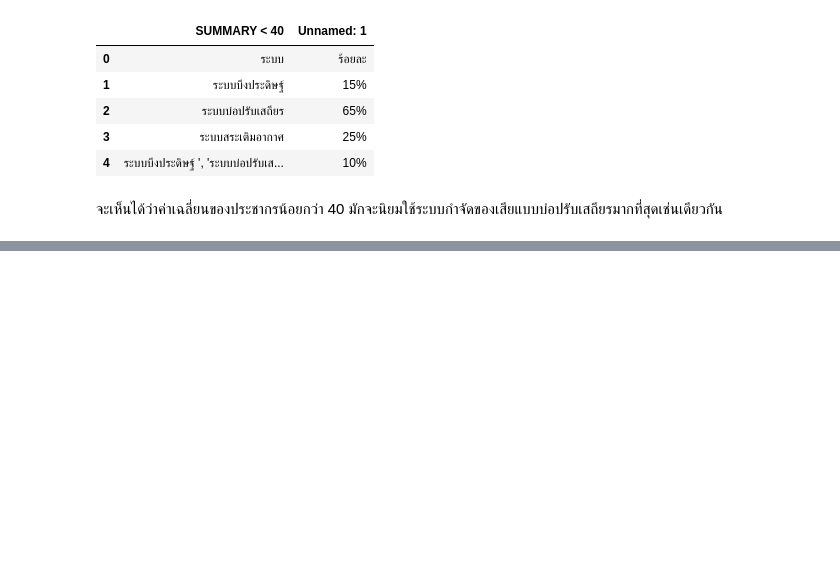
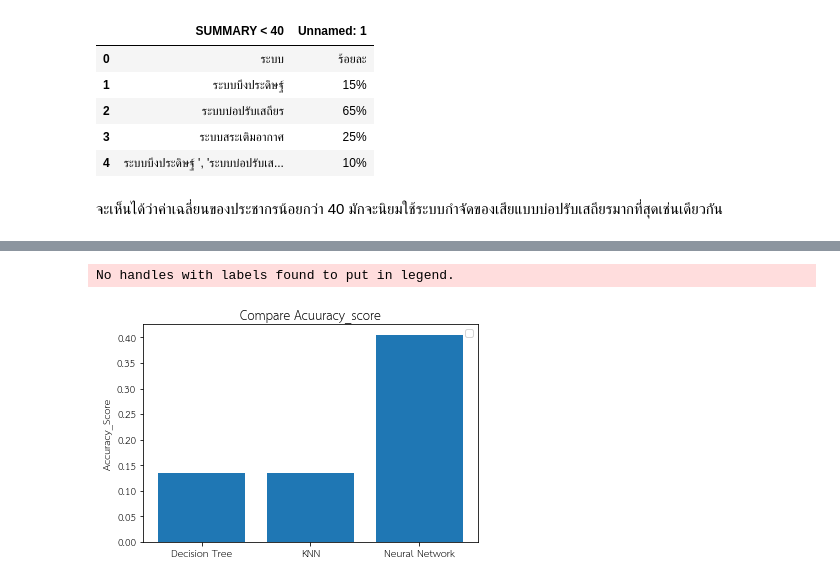
Before and after one commit to moneypitak/DWDM21, a Jupyter notebook: Project_Group.ipynb, the cells around one changed output, grey strips where cells are left out. Saved outputs shown, nothing was run; the diff lists cells and outputs as text; code cells hidden in the pictures; blank space fills up the shorter version.

```diff
--- a/Project_Group.ipynb
+++ b/Project_Group.ipynb
@@ -522,0 +829,7 @@ summary_2
+# %%
+perceptron3 = MLPClassifier(random_state=13,max_iter=20000,hidden_layer_sizes=10,learning_rate_init=0.01)
+# Train
+perceptron3.fit(X_train2,y_train2)
+# Test
+ann3_result = perceptron3.predict(X_val)
+accuracy_score(y_val, ann3_result)
@@ -522,0 +840,8 @@ summary_2
+# %%
+#define
+perceptron3_final = MLPClassifier(random_state=13, max_iter=20000, hidden_layer_sizes=10,learning_rate_init=0.001)
+#train
+perceptron3_final.fit(X_train2,y_train2)
+#test
+perceptron3_final_result = perceptron3_final.predict(X_test)
+accuracy_score(y_test, perceptron3_final_result)
@@ -522,0 +858,7 @@ summary_2
+# %%
+#define
+perceptron3_final = MLPClassifier(random_state=13, max_iter=20000, hidden_layer_sizes=10,learning_rate_init=0.001)
+#train
+perceptron3_final.fit(X_train2,y_train2)
+#test
+perceptron3_final_result = perceptron3_final.predict(X_test)
@@ -522,0 +897,13 @@ summary_2
+# %%
+from matplotlib import pyplot as plt
+
+labels = ['Decision Tree', 'KNN', 'Neural Network']
+accuracy_Y = [acc_decision_tree,acc_decision_tree,acc_NN]
+#plot
+plt.bar(labels,accuracy_Y)
+plt.ylabel('Accuracy_Score')
+plt.title('Compare Acuuracy_score')
+plt.legend();
+# %% [output]
+No handles with labels found to put in legend.
+[figure, added]
```
Also changed, not shown: parts of 88 cells of this notebook.
